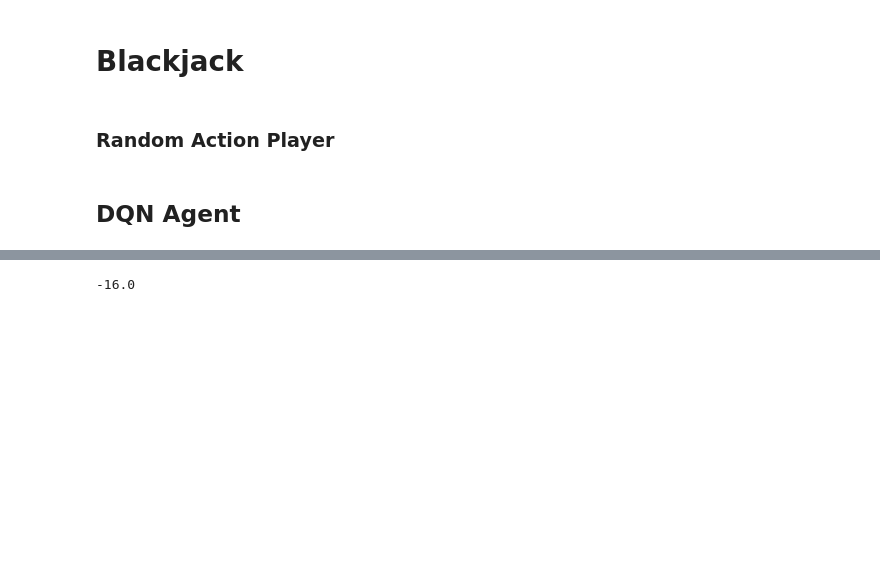
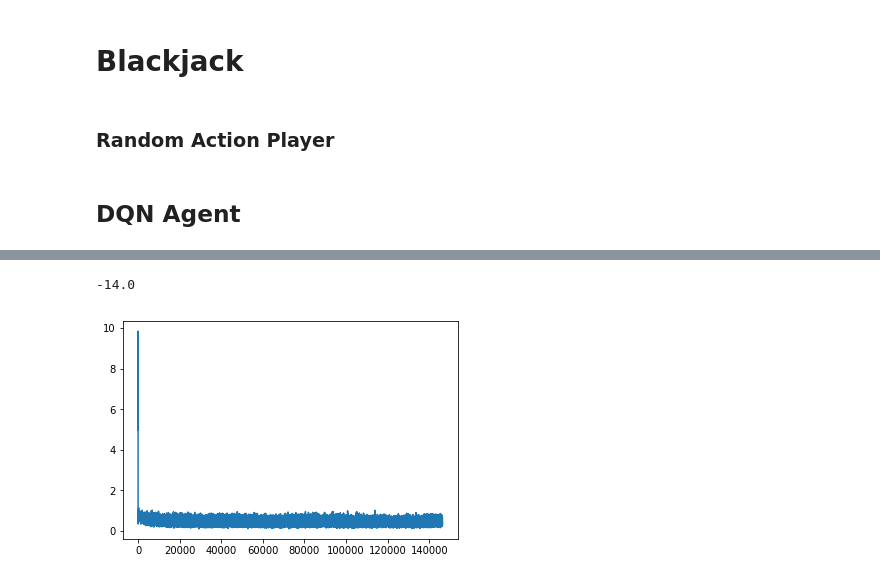
Before and after one commit to jc2554/cs6700_project, a Jupyter notebook: cs6700_blackjack_slightly_tuned.ipynb, the cells around one changed output, grey strips where cells are left out. Drawn from its saved outputs; the diff is of its cells as text; code cells hidden in the pictures; blank space fills up the shorter version.

```diff
--- a/cs6700_blackjack_slightly_tuned.ipynb
+++ b/cs6700_blackjack_slightly_tuned.ipynb
@@ -40,6 +41,7 @@ model.compile(loss='mean_squared_error', optimizer=RMSprop())
 
 memory = deque(maxlen=memory_size)
 env = gym.make('Blackjack-v0')
+test_env = gym.make('Blackjack-v0')
 
 #valid actions
 action_space = np.array([0,1])
@@ -95,13 +97,13 @@ for episode in tqdm(range(episodes)):
         if(steps%50 == 0):
             total_reward = 0
             for i in range(1000):
-                env.seed(i)
-                state = env.reset()
+                test_env.seed(i)
+                state = test_env.reset()
                 done = False
                 while(not done):
                     action_state[:,:3] = state
                     action = np.argmax(model.predict(action_state))
-                    state, reward, done, _ = env.step(action)
+                    state, reward, done, _ = test_env.step(action)
                 total_reward += reward
             reward_plot.append(total_reward)
 
@@ -123,4 +135,9 @@ for i in range(1000):
 # %%
 total_reward
 # %% [output]
--16.0
+-14.0
+# %%
+plt.plot(loss_plot)
+plt.show()
+# %% [output]
+[figure, added]
```
Also changed, not shown: parts of 4 cells of this notebook.
